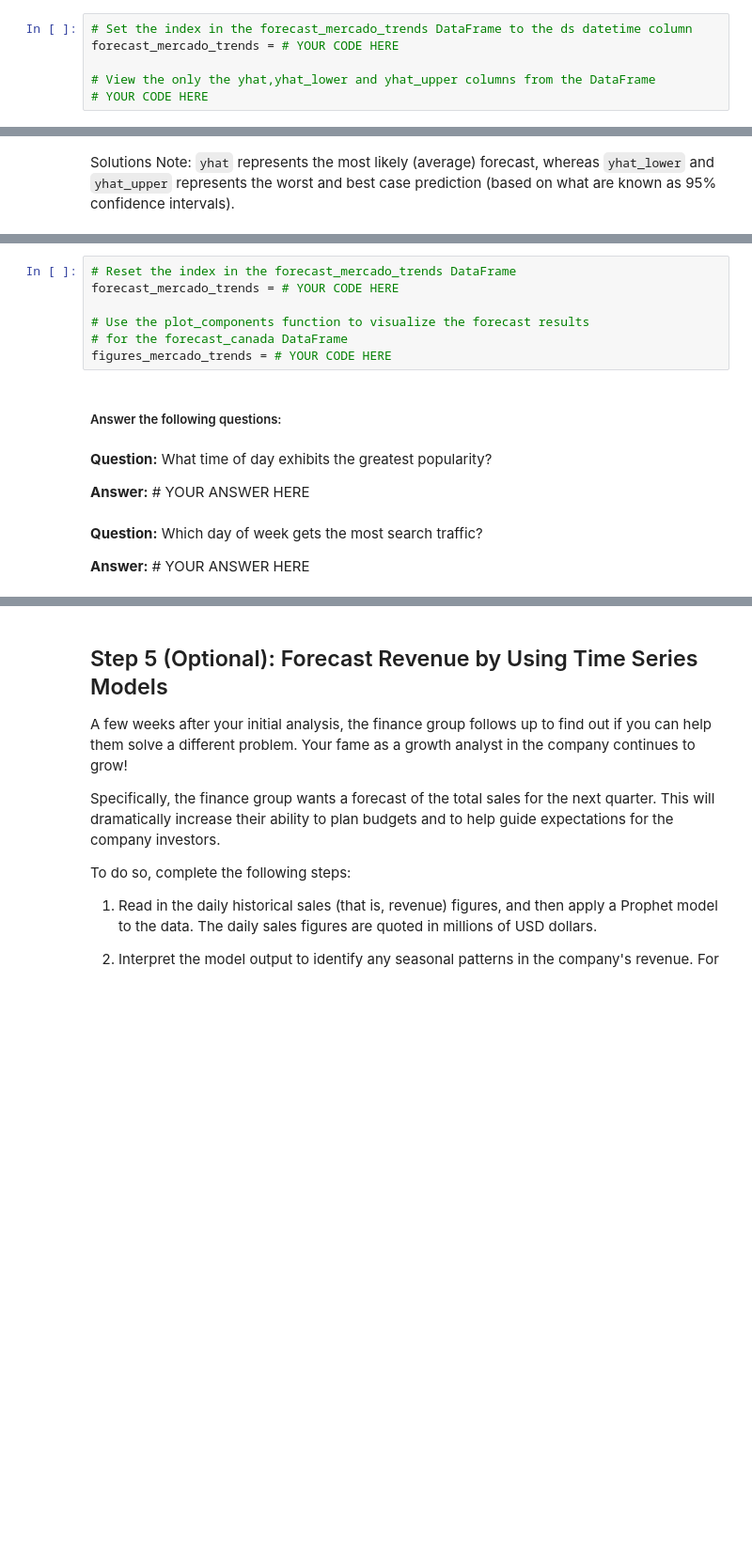
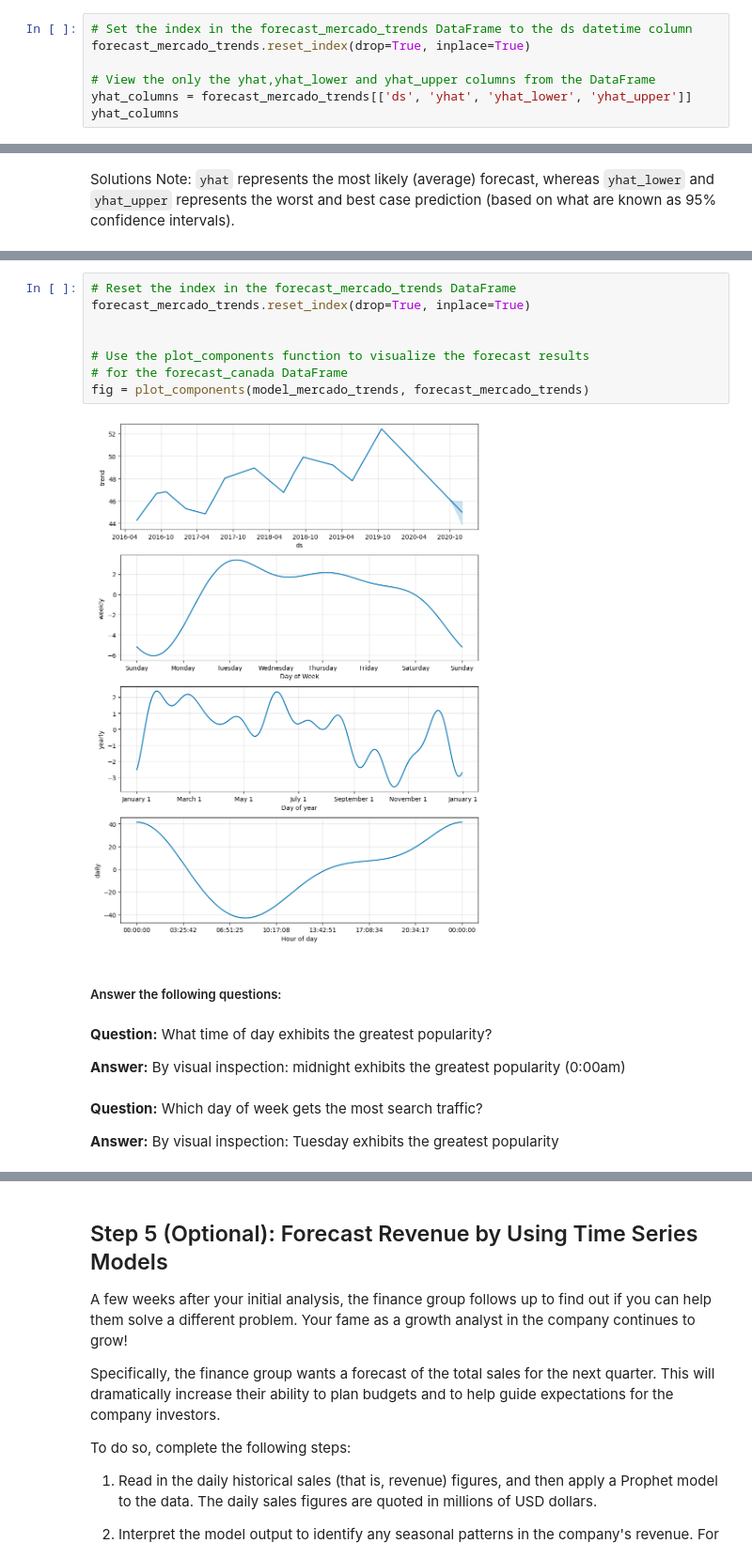
Before and after one commit to darcy5d/Fintech_Module_11_Homework_Assignment, a Jupyter notebook: forecasting_net_prophet.ipynb, the cells around one changed output, grey strips where cells are left out. Shown at 94% size. Drawn from its saved outputs; the diff is of its cells as text; blank space fills up the shorter version.

```diff
--- a/forecasting_net_prophet.ipynb
+++ b/forecasting_net_prophet.ipynb
@@ -735,7 +702,8 @@ final_plot
 * What's the lowest point for search traffic in the calendar year?
 # %%
 # Set the index in the forecast_mercado_trends DataFrame to the ds datetime column
-forecast_mercado_trends = # YOUR CODE HERE
+forecast_mercado_trends.reset_index(drop=True, inplace=True)
 
 # View the only the yhat,yhat_lower and yhat_upper columns from the DataFrame
-# YOUR CODE HERE
+yhat_columns = forecast_mercado_trends[['ds', 'yhat', 'yhat_lower', 'yhat_upper']]
+yhat_columns
@@ -751,20 +742,23 @@ hv.extension('bokeh')
 # %%
 # Reset the index in the forecast_mercado_trends DataFrame
-forecast_mercado_trends = # YOUR CODE HERE
+forecast_mercado_trends.reset_index(drop=True, inplace=True)
+
 
 # Use the plot_components function to visualize the forecast results
 # for the forecast_canada DataFrame
-figures_mercado_trends = # YOUR CODE HERE
+fig = plot_components(model_mercado_trends, forecast_mercado_trends)
+# %% [output]
+[figure, added]
 # %% [markdown]
 ##### Answer the following questions:
 # %% [markdown]
 **Question:** What time of day exhibits the greatest popularity?
 
-**Answer:** # YOUR ANSWER HERE
+**Answer:** By visual inspection: midnight exhibits the greatest popularity (0:00am)
 # %% [markdown]
 **Question:** Which day of week gets the most search traffic?
 
-**Answer:** # YOUR ANSWER HERE
+**Answer:** By visual inspection: Tuesday exhibits the greatest popularity
 # %% [markdown]
 **Question:** What's the lowest point for search traffic in the calendar year?
 
```
Also changed, not shown: parts of 5 cells of this notebook.
